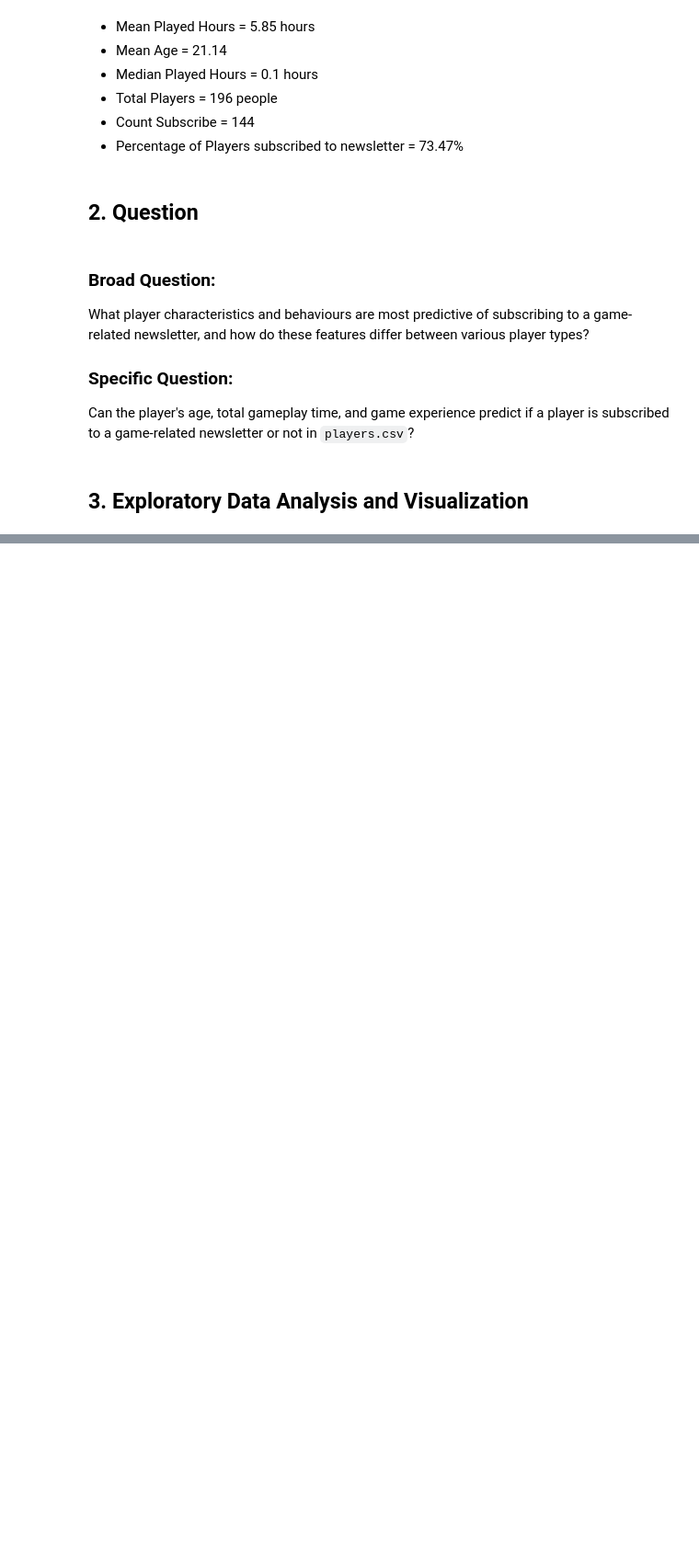
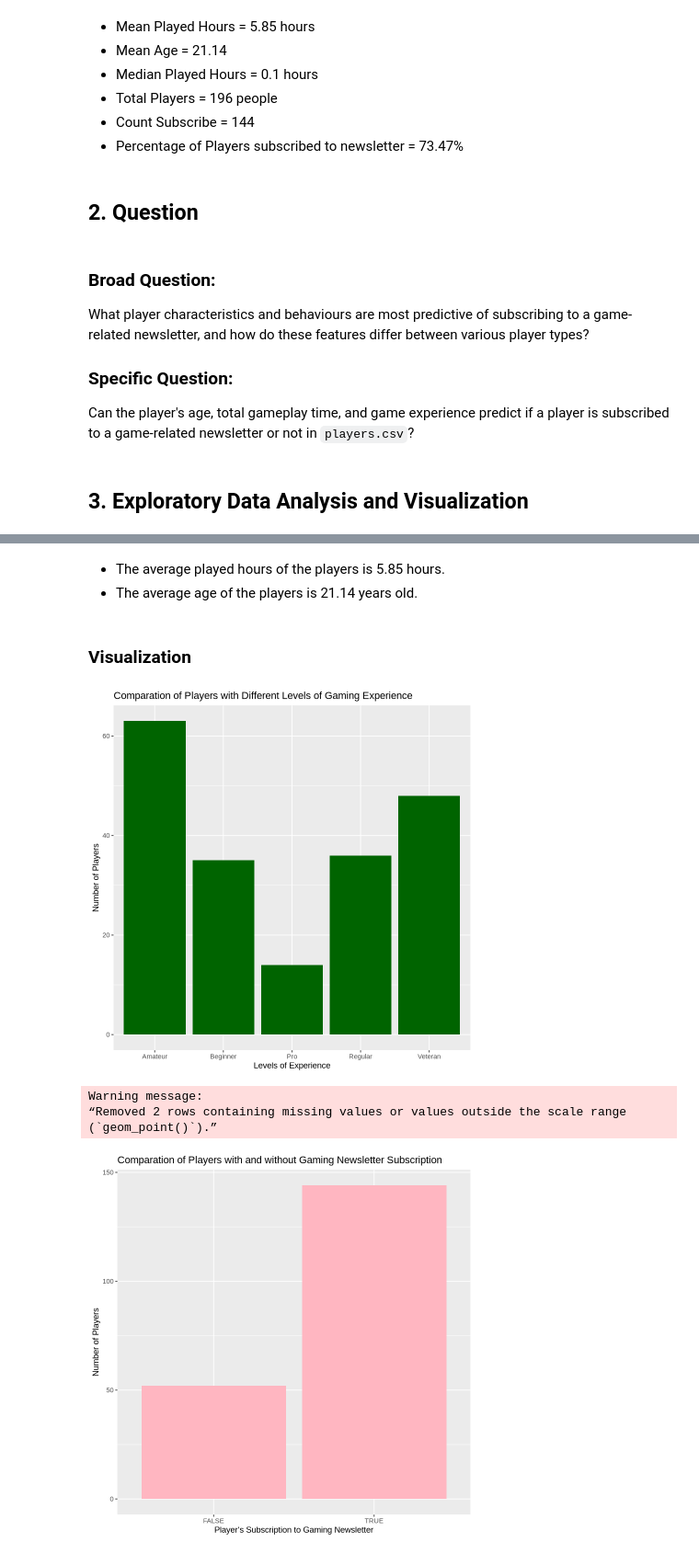
Before and after one commit to albertmelky/dsci100project_albert, a Jupyter notebook: Individual Stage Project_Albert.ipynb, the cells around one changed output, grey strips where cells are left out. Shown at 92% size. Saved outputs shown, nothing was run; the diff lists cells and outputs as text; code cells hidden in the pictures; blank space fills up the shorter version.

Commit message:
Commit 4
Finished point number 3. Added visualizations and analyze the connection between them and the question stated before.

```diff
--- a/Individual Stage Project_Albert.ipynb
+++ b/Individual Stage Project_Albert.ipynb
@@ -110,0 +171,30 @@ A spec_tbl_df: 196 × 7
+# %% [markdown]
+- The average played hours of the players is 5.85 hours.
+- The average age of the players is 21.14 years old.
+# %% [markdown]
+### Visualization
+# %%
+experience_bar <- ggplot(players, aes(x=experience)) +
+            geom_bar( fill="darkgreen")+
+            labs(x= "Levels of Experience", y= "Number of Players")+
+            ggtitle("Comparation of Players with Different Levels of Gaming Experience")
+experience_bar
+
+subscribe_bar <- ggplot(players, aes(x=subscribe)) +
+            geom_bar( fill="lightpink")+
+            labs(x= "Player's Subscription to Gaming Newsletter", y= "Number of Players")+
+            ggtitle("Comparation of Players with and without Gaming Newsletter Subscription")
+subscribe_bar
+
+options(repr.plot.width = 12, repr.plot.height = 8)
+age_time_plot<- ggplot(players, aes(x= Age, y= played_hours, color=subscribe)) +
+            geom_point(size=4, alpha=0.6)+
+            labs(x= "Player's Age", y= "Player's Gaming Time (hours)", color= "Player's Subscription to Gaming Newsletter")+
+            ggtitle("Relationship between Player's Age, Gaming Time, and Newsletter Subscription")
+age_time_plot
+# %% [output]
+[figure, added]
+Warning message:
+“Removed 2 rows containing missing values or values outside the scale range
+(`geom_point()`).”
+[figure, added]
```
Also changed, not shown: parts of 12 cells of this notebook.
